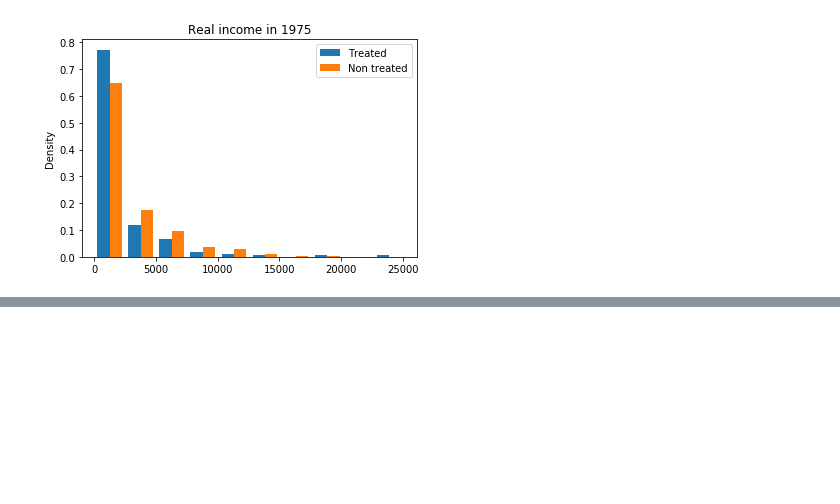
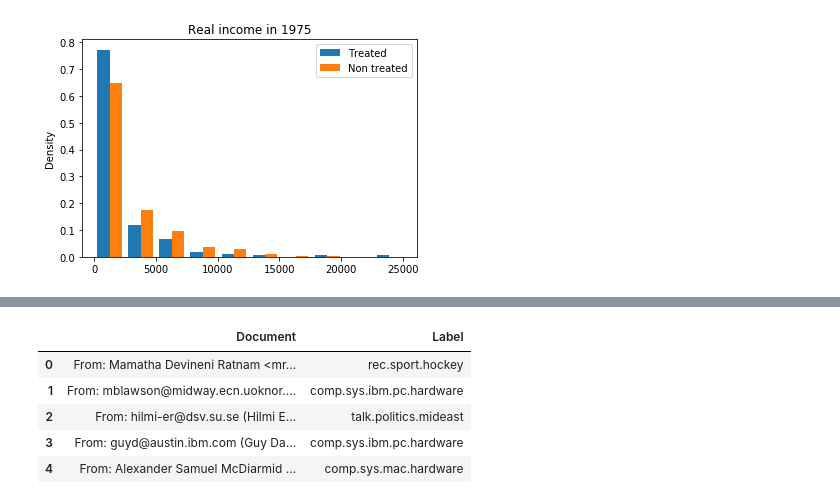
Before and after one commit to justcho5/ADA, a Jupyter notebook: 04 - Applied ML/Homework04.ipynb, the cells around one changed output, grey strips where cells are left out. Saved outputs shown, nothing was run; the diff lists cells and outputs as text; code cells hidden in the pictures; blank space fills up the shorter version.

```diff
--- a/04 - Applied ML/Homework04.ipynb
+++ b/04 - Applied ML/Homework04.ipynb
@@ -291,0 +304,14 @@ hist_treated_vs_non_treated(treated.re75, non_treated.re75, 'Real income in 1975
+# %%
+# Fetch the dataset and put it in a dataframe
+twenty_news = fetch_20newsgroups(subset = 'all')
+news = pd.DataFrame({'Document': twenty_news.data,
+                     'Label':    twenty_news.target})
+news.Label.replace(range(20), twenty_news.target_names, inplace=True)
+news.head()
+# %% [output]
+|  | Document | Label |
+| 0 | From: Mamatha Devineni Ratnam <mr... | rec.sport.hockey |
+| 1 | From: mblawson@midway.ecn.uoknor.... | comp.sys.ibm.pc.hardware |
+| 2 | From: hilmi-er@dsv.su.se (Hilmi E... | talk.politics.mideast |
+| 3 | From: guyd@austin.ibm.com (Guy Da... | comp.sys.ibm.pc.hardware |
+| 4 | From: Alexander Samuel McDiarmid ... | comp.sys.mac.hardware |
```
Also changed, not shown: parts of 7 cells of this notebook.
